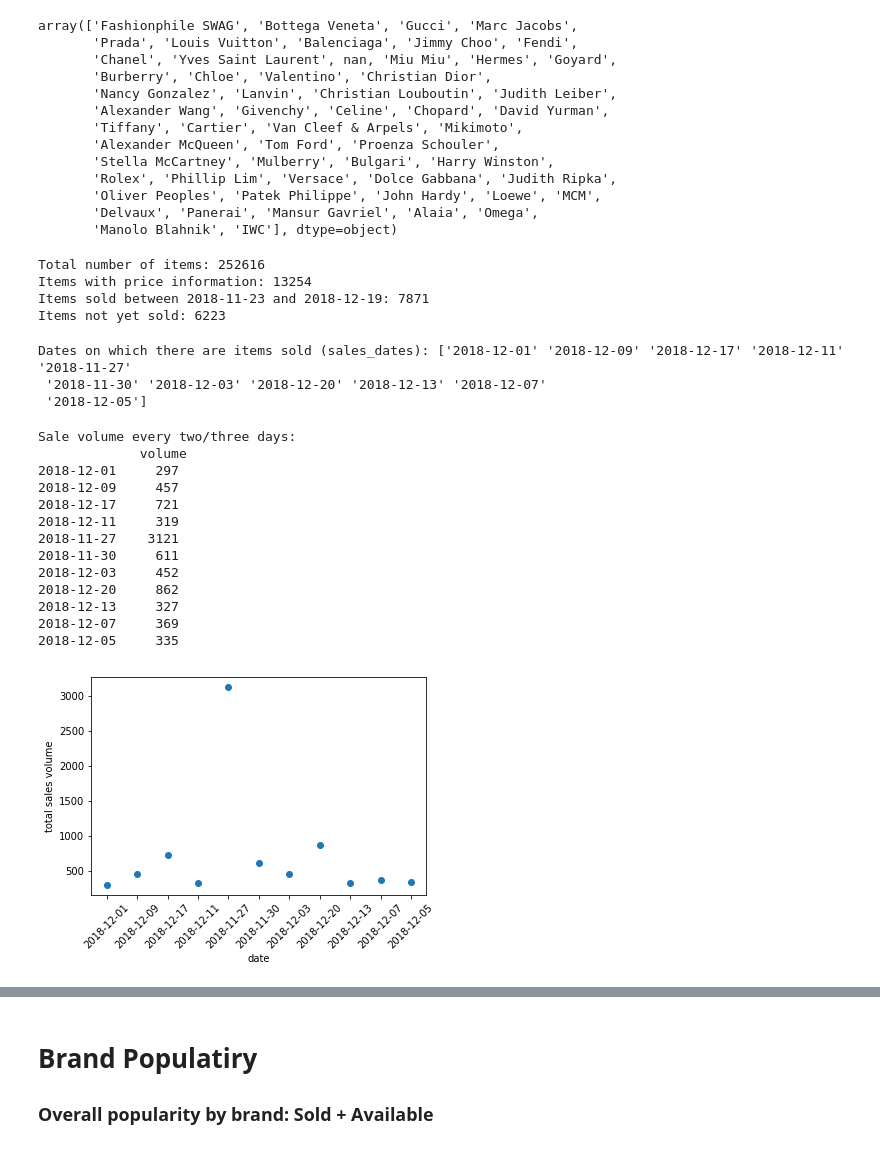
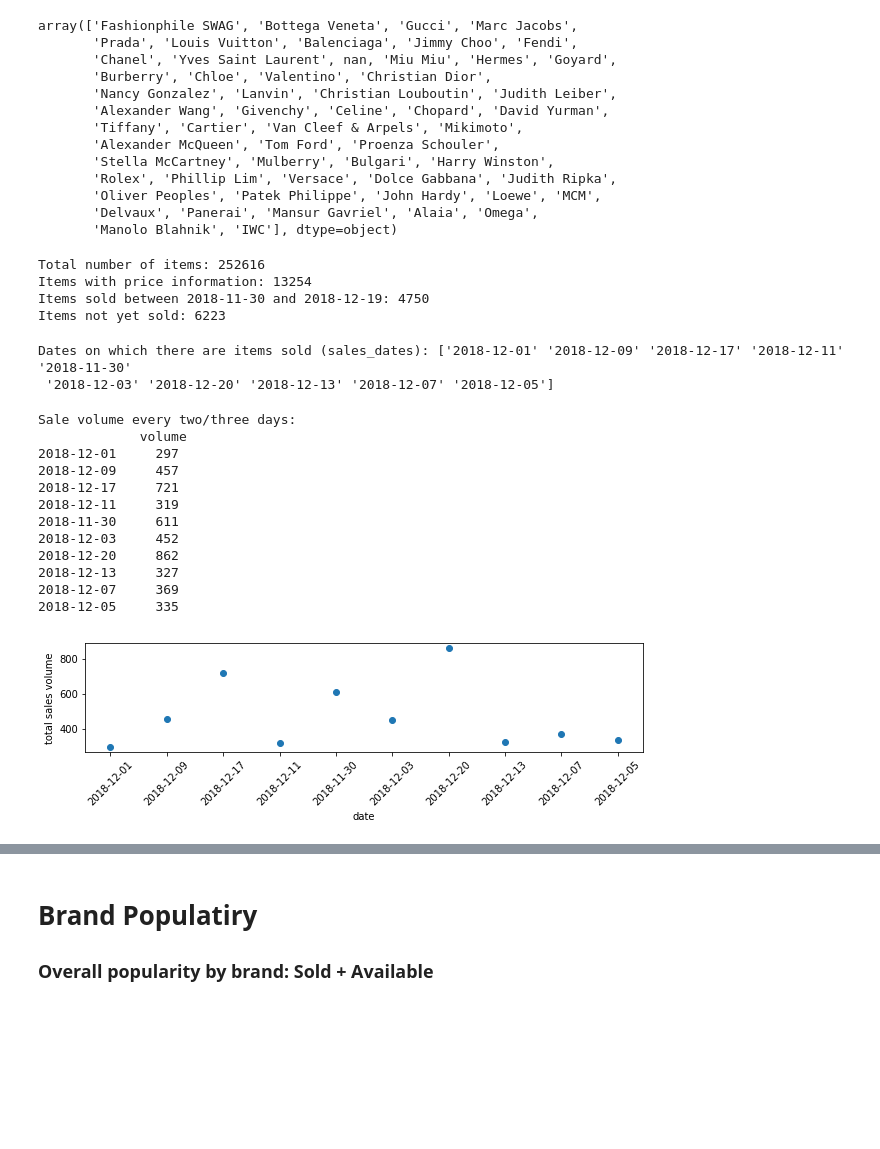
Before and after one commit to dw357/upon, a Jupyter notebook: fashionphile_dw.ipynb, the cells around one changed output, grey strips where cells are left out. Cells and saved outputs as stored; diff of their text form; code cells hidden in the pictures; blank space fills up the shorter version.

```diff
--- a/fashionphile_dw.ipynb
+++ b/fashionphile_dw.ipynb
@@ -50,51 +51,52 @@ for name in not_bag:
 # summary of data
 print('Total number of items:', df.shape[0])
 print('Items with price information:', df[df['price'].notnull()].shape[0])
-print('Items sold between 2018-11-23 and 2018-12-19:', df[df['sold']==True & (df['sold_date']!='2018-11-22')
-                                                         & (df['sold_date']!='2018-11-21')].shape[0])
+print('Items sold between 2018-11-30 and 2018-12-19:', df[df['sold']==True
+                                                         & (df['sold_date']!='2018-11-22')
+                                                         & (df['sold_date']!='2018-11-21')
+                                                         & (df['sold_date']!='2018-11-27')].shape[0])
 print('Items not yet sold:', df[df['sold'].isnull()].shape[0])
 # %% [output]
 Total number of items: 252616
 Items with price information: 13254
-Items sold between 2018-11-23 and 2018-12-19: 7871
+Items sold between 2018-11-30 and 2018-12-19: 4750
 Items not yet sold: 6223
 # %%
 sales_dates = df[df['sold']==True
-     & (df['sold_date']!='2018-11-22') & (df['sold_date']!='2018-11-21')]['sold_date'].unique()
+     & (df['sold_date']!='2018-11-22') & (df['sold_date']!='2018-11-21')
+                 & (df['sold_date']!='2018-11-27')]['sold_date'].unique()
 print('Dates on which there are items sold (sales_dates):', sales_dates)
 # %% [output]
-Dates on which there are items sold (sales_dates): ['2018-12-01' '2018-12-09' '2018-12-17' '2018-12-11' '2018-11-27'
- '2018-11-30' '2018-12-03' '2018-12-20' '2018-12-13' '2018-12-07'
- '2018-12-05']
+Dates on which there are items sold (sales_dates): ['2018-12-01' '2018-12-09' '2018-12-17' '2018-12-11' '2018-11-30'
+ '2018-12-03' '2018-12-20' '2018-12-13' '2018-12-07' '2018-12-05']
 # %%
 # sales volume by day
 sales_volume = {} #create an empty dict to store sales volume every two days
 for i in sales_dates:
     sales_volume[i] = df[df['sold']==True & (df['sold_date']==i)].shape[0]
 sales_volume_df = df.from_dict(sales_volume, orient='index', columns=['volume'])
 
 print('Sale volume every two/three days:\n', sales_volume_df)
-
+plt.figure(figsize=(10,2))
 plt.plot(sales_volume_df, 'o')
 plt.xticks(rotation=45)
 plt.xlabel('date')
 plt.ylabel('total sales volume')
 plt.show()
 # %% [output]
 Sale volume every two/three days:
              volume
 2018-12-01     297
 2018-12-09     457
 2018-12-17     721
 2018-12-11     319
-2018-11-27    3121
 2018-11-30     611
 2018-12-03     452
 2018-12-20     862
 2018-12-13     327
 2018-12-07     369
 2018-12-05     335
-[figure, old version]
+[figure, new version]
 # %%
 # total sales revenue by date
 sales_revenue = {}
```
Also changed, not shown: parts of 22 cells of this notebook.
